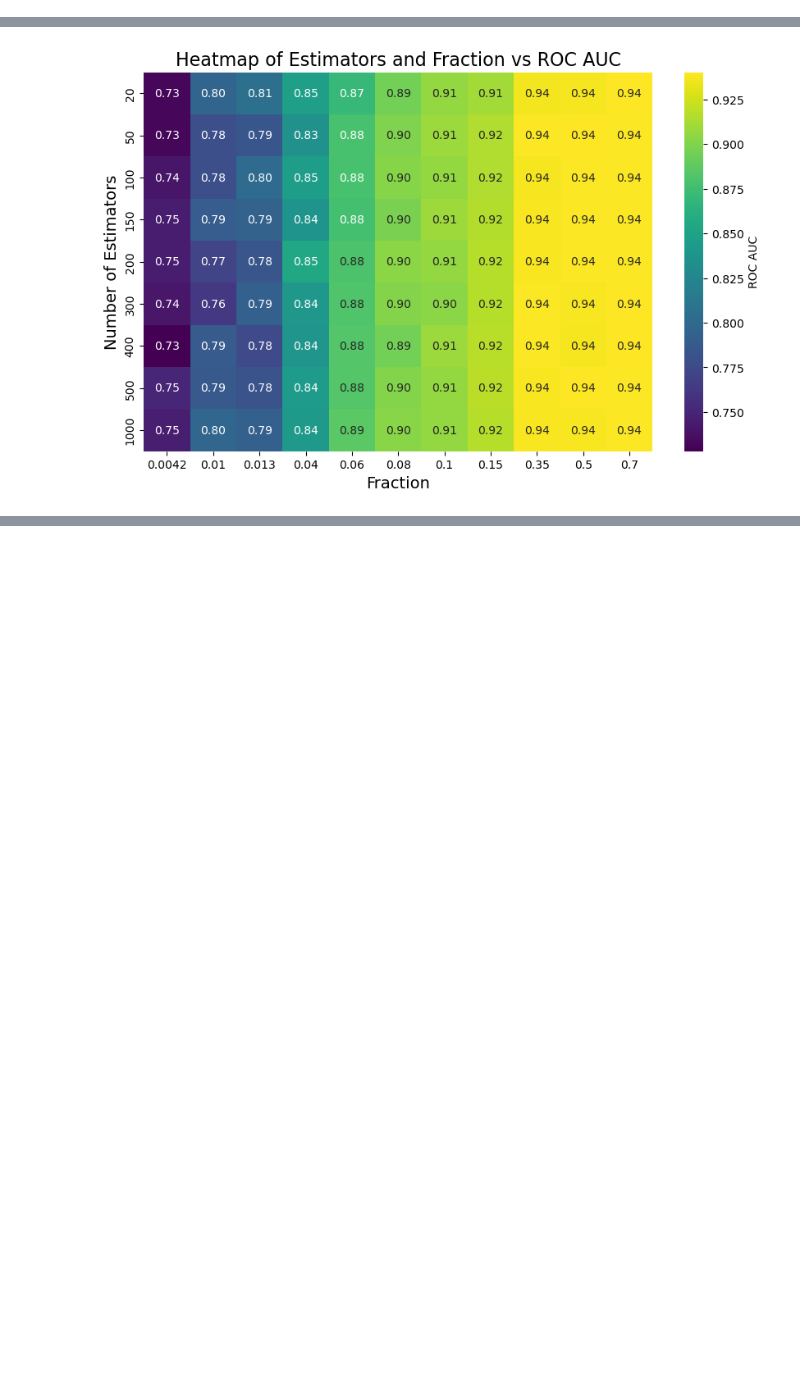
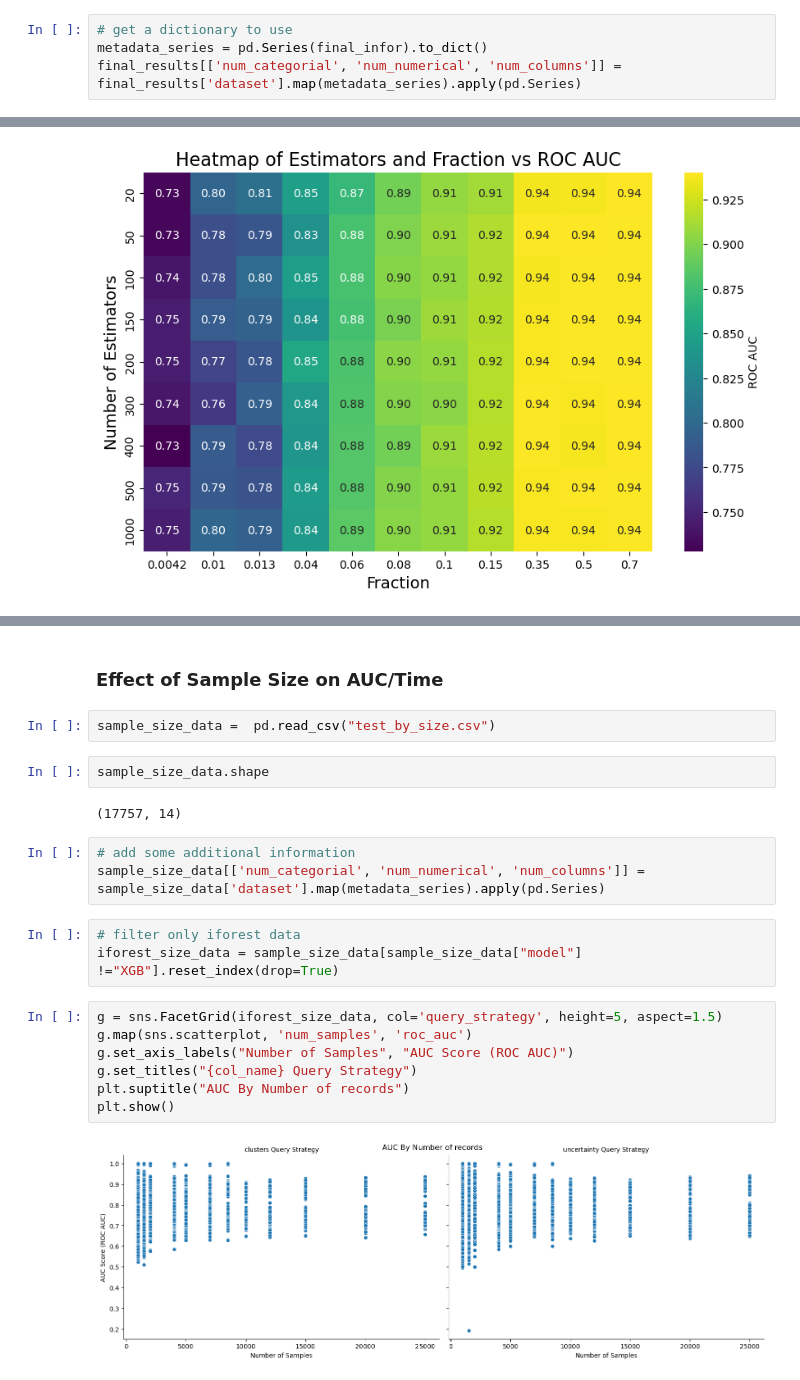
Before and after one commit to Vinylango25/Active-Semi-Supervised-Learning-SSALAD-Project-, a Jupyter notebook: jupyter/TestParams.ipynb, the cells around one changed output, grey strips where cells are left out. Saved outputs shown, nothing was run; the diff lists cells and outputs as text; blank space fills up the shorter version.

Commit message:
updated test by size investiation

```diff
--- a/jupyter/TestParams.ipynb
+++ b/jupyter/TestParams.ipynb
@@ -90,3 +97,7 @@ final_results
+# %%
+# get a dictionary to use
+metadata_series = pd.Series(final_infor).to_dict()
+final_results[['num_categorial', 'num_numerical', 'num_columns']] = final_results['dataset'].map(metadata_series).apply(pd.Series)
 # %%
 final_results.columns
 # %% [output]
@@ -236,0 +233,23 @@ sns.scatterplot(
+# %% [markdown]
+### Effect of Sample Size on AUC/Time
+# %%
+sample_size_data =  pd.read_csv("test_by_size.csv")
+# %%
+sample_size_data.shape
+# %% [output]
+(17757, 14)
+# %%
+# add some additional information
+sample_size_data[['num_categorial', 'num_numerical', 'num_columns']] = sample_size_data['dataset'].map(metadata_series).apply(pd.Series)
+# %%
+# filter only iforest data
+iforest_size_data = sample_size_data[sample_size_data["model"] !="XGB"].reset_index(drop=True)
+# %%
+g = sns.FacetGrid(iforest_size_data, col='query_strategy', height=5, aspect=1.5)
+g.map(sns.scatterplot, 'num_samples', 'roc_auc')
+g.set_axis_labels("Number of Samples", "AUC Score (ROC AUC)")
+g.set_titles("{col_name} Query Strategy")
+plt.suptitle("AUC By Number of records")
+plt.show()
+# %% [output]
+[figure, added]
```
Also changed, not shown: parts of 27 cells of this notebook, 1 other file.
